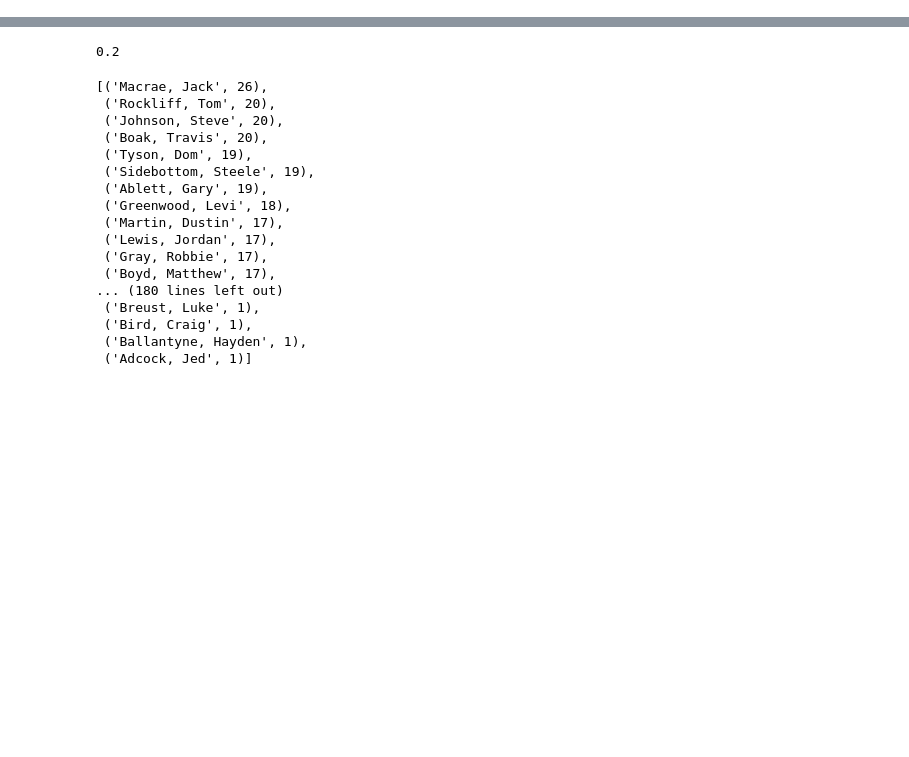
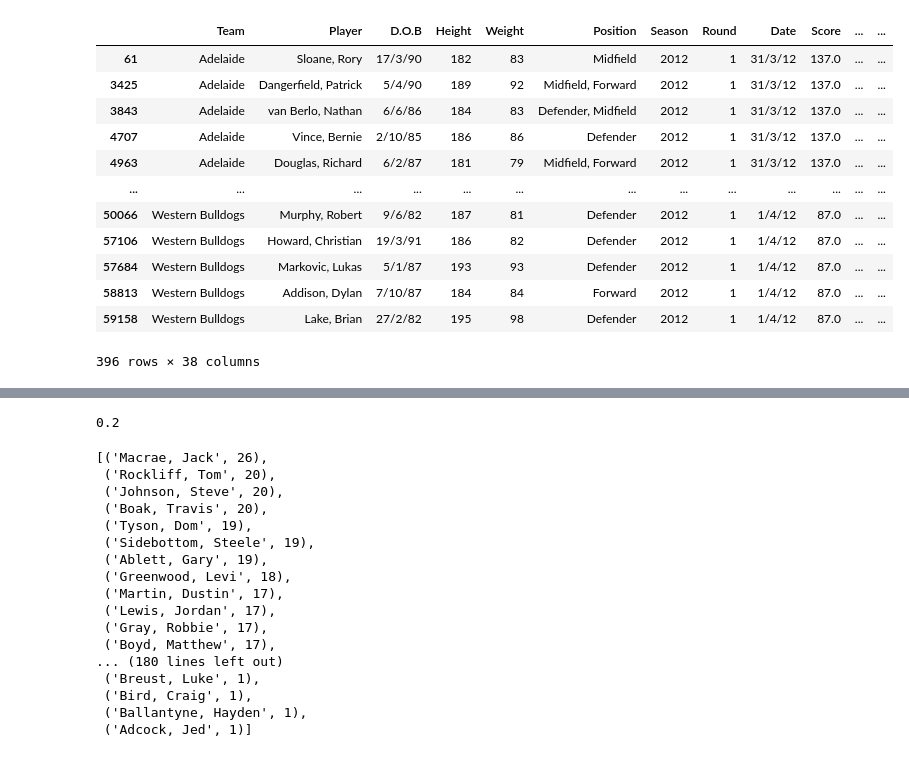
Before and after one commit to harrya32/afl_player_ratings, a Jupyter notebook: Brownlow_votes.ipynb, the cells around one changed output, grey strips where cells are left out. Cells and saved outputs as stored; diff of their text form; code cells hidden in the pictures; blank space fills up the shorter version.

```diff
--- a/Brownlow_votes.ipynb
+++ b/Brownlow_votes.ipynb
@@ -15,2 +30,25 @@ r12012 = r12012[r12012.Round == 1]
+# %%
+# Now need to group the two teams that played each other together in each round
+# Can be done by splitting up each round into seperate dataframes for each team, and linking
+# The dataframes for the corresponding matches
+
+# Will first try doing this with only one round, R1 from 2012
+r12012 = stats[stats.Season == 2012]
+r12012 = r12012[r12012.Round == 1]
+r12012
+# %% [output]
+|  | Team | Player | D.O.B | Height | Weight | Position | Season | Round | Date | Score | ... | ... |
+| 61 | Adelaide | Sloane, Rory | 17/3/90 | 182 | 83 | Midfield | 2012 | 1 | 31/3/12 | 137.0 | ... | ... |
+| 3425 | Adelaide | Dangerfield, Patrick | 5/4/90 | 189 | 92 | Midfield, Forward | 2012 | 1 | 31/3/12 | 137.0 | ... | ... |
+| 3843 | Adelaide | van Berlo, Nathan | 6/6/86 | 184 | 83 | Defender, Midfield | 2012 | 1 | 31/3/12 | 137.0 | ... | ... |
+| 4707 | Adelaide | Vince, Bernie | 2/10/85 | 186 | 86 | Defender | 2012 | 1 | 31/3/12 | 137.0 | ... | ... |
+| 4963 | Adelaide | Douglas, Richard | 6/2/87 | 181 | 79 | Midfield, Forward | 2012 | 1 | 31/3/12 | 137.0 | ... | ... |
+| ... | ... | ... | ... | ... | ... | ... | ... | ... | ... | ... | ... | ... |
+| 50066 | Western Bulldogs | Murphy, Robert | 9/6/82 | 187 | 81 | Defender | 2012 | 1 | 1/4/12 | 87.0 | ... | ... |
+| 57106 | Western Bulldogs | Howard, Christian | 19/3/91 | 186 | 82 | Defender | 2012 | 1 | 1/4/12 | 87.0 | ... | ... |
+| 57684 | Western Bulldogs | Markovic, Lukas | 5/1/87 | 193 | 93 | Defender | 2012 | 1 | 1/4/12 | 87.0 | ... | ... |
+| 58813 | Western Bulldogs | Addison, Dylan | 7/10/87 | 184 | 84 | Forward | 2012 | 1 | 1/4/12 | 87.0 | ... | ... |
+| 59158 | Western Bulldogs | Lake, Brian | 27/2/82 | 195 | 98 | Defender | 2012 | 1 | 1/4/12 | 87.0 | ... | ... |
+396 rows × 38 columns
 # %%
 teams = {i for i in r12012["Team"]}
```
Also changed, not shown: parts of 13 cells of this notebook.
